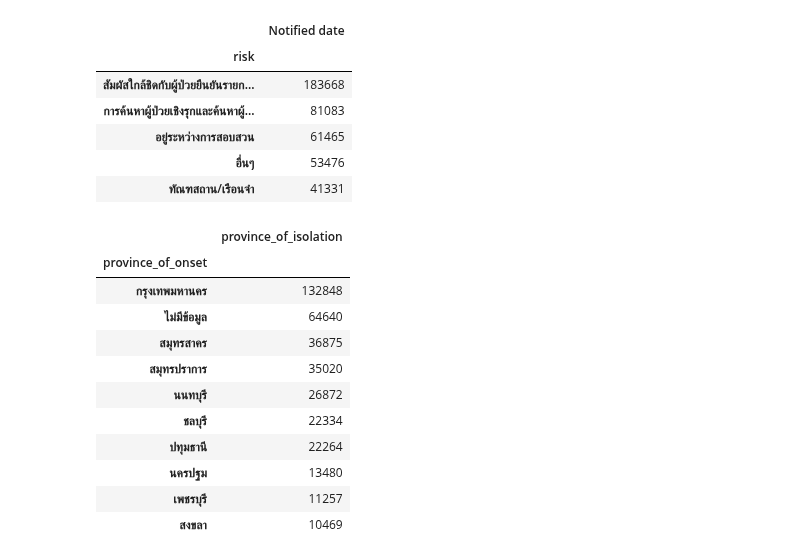
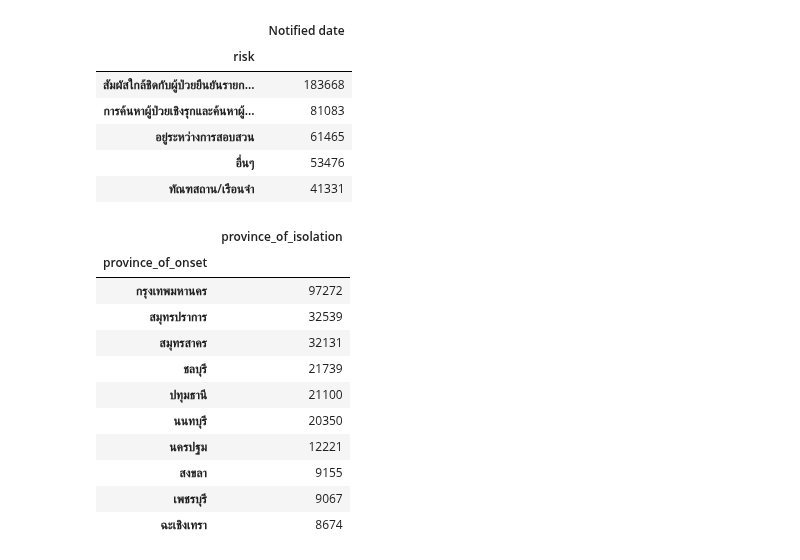
Before and after one commit to ThanikPimpiban/DWDM21, a Jupyter notebook: Data_Processing(Ch3).ipynb, the cells around one changed output. Drawn from its saved outputs; the diff is of its cells as text; code cells hidden in the pictures.

```diff
--- a/Data_Processing(Ch3).ipynb
+++ b/Data_Processing(Ch3).ipynb
@@ -1367,18 +1367,18 @@ Ex_3.iloc[:5,2:3]
 | อื่นๆ | 53476 |
 | ทัณฑสถาน/เรือนจำ | 41331 |
 # %%
-Ex_4 = data.groupby('province_of_onset').count().sort_values(by=['announce_date'],ascending=False)
+Ex_4 = data.dropna().groupby('province_of_onset').count().sort_values(by=['announce_date'],ascending=False)
 Ex_4.iloc[:10,7:8]
 # %% [output]
 |  | province_of_isolation |
 | province_of_onset |  |
-| กรุงเทพมหานคร | 132848 |
-| ไม่มีข้อมูล | 64640 |
-| สมุทรสาคร | 36875 |
-| สมุทรปราการ | 35020 |
-| นนทบุรี | 26872 |
-| ชลบุรี | 22334 |
-| ปทุมธานี | 22264 |
-| นครปฐม | 13480 |
-| เพชรบุรี | 11257 |
-| สงขลา | 10469 |
+| กรุงเทพมหานคร | 97272 |
+| สมุทรปราการ | 32539 |
+| สมุทรสาคร | 32131 |
+| ชลบุรี | 21739 |
+| ปทุมธานี | 21100 |
+| นนทบุรี | 20350 |
+| นครปฐม | 12221 |
+| สงขลา | 9155 |
+| เพชรบุรี | 9067 |
+| ฉะเชิงเทรา | 8674 |
```
